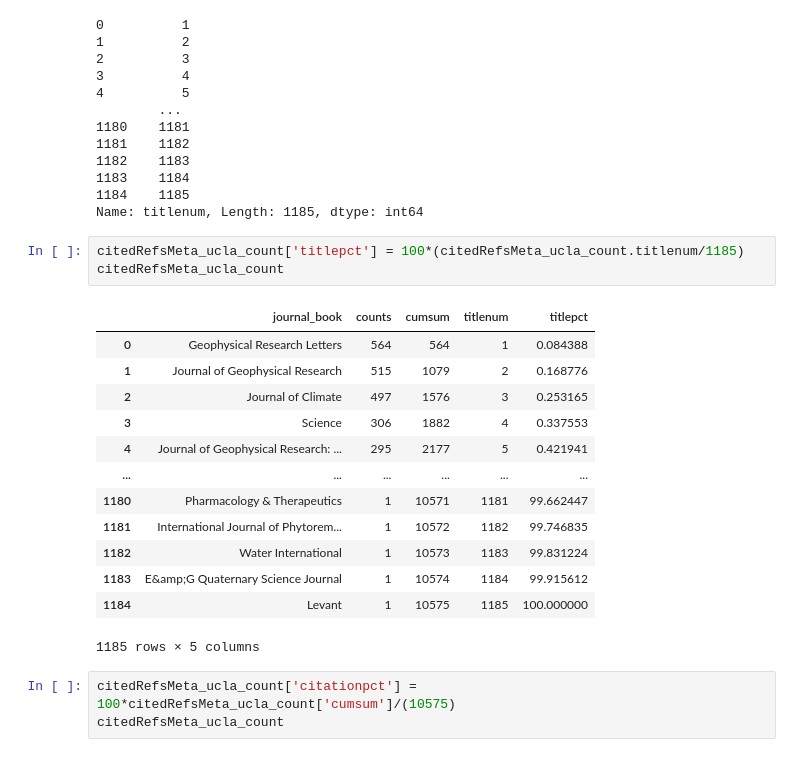
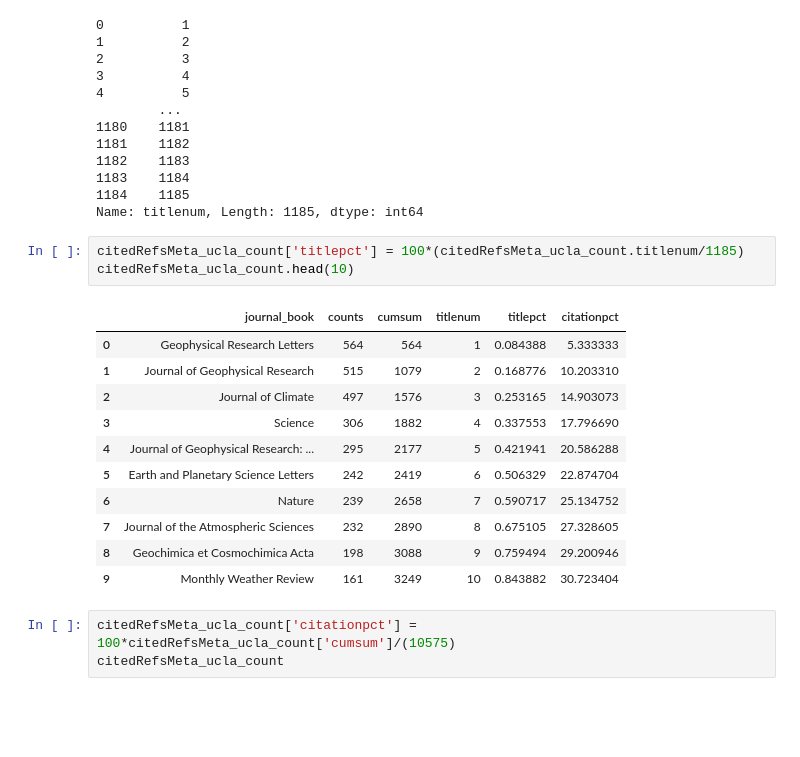
Before and after one commit to samteplitzky/Earth-Science-Citation-Replication-Project, a Jupyter notebook: Citation_Data_Analysis_All_Institutions.ipynb, the cells around one changed output. Drawn from its saved outputs; the diff is of its cells as text; blank space fills up the shorter version.

```diff
--- a/Citation_Data_Analysis_All_Institutions.ipynb
+++ b/Citation_Data_Analysis_All_Institutions.ipynb
@@ -744,21 +690,19 @@ citedRefsMeta_ucla_count['titlenum']
 Name: titlenum, Length: 1185, dtype: int64
 # %%
 citedRefsMeta_ucla_count['titlepct'] = 100*(citedRefsMeta_ucla_count.titlenum/1185)
-citedRefsMeta_ucla_count
+citedRefsMeta_ucla_count.head(10)
 # %% [output]
-|  | journal_book | counts | cumsum | titlenum | titlepct |
-| 0 | Geophysical Research Letters | 564 | 564 | 1 | 0.084388 |
-| 1 | Journal of Geophysical Research | 515 | 1079 | 2 | 0.168776 |
-| 2 | Journal of Climate | 497 | 1576 | 3 | 0.253165 |
-| 3 | Science | 306 | 1882 | 4 | 0.337553 |
-| 4 | Journal of Geophysical Research: ... | 295 | 2177 | 5 | 0.421941 |
-| ... | ... | ... | ... | ... | ... |
-| 1180 | Pharmacology & Therapeutics | 1 | 10571 | 1181 | 99.662447 |
-| 1181 | International Journal of Phytorem... | 1 | 10572 | 1182 | 99.746835 |
-| 1182 | Water International | 1 | 10573 | 1183 | 99.831224 |
-| 1183 | E&amp;G Quaternary Science Journal | 1 | 10574 | 1184 | 99.915612 |
-| 1184 | Levant | 1 | 10575 | 1185 | 100.000000 |
+|  | journal_book | counts | cumsum | titlenum | titlepct | citationpct |
+| 0 | Geophysical Research Letters | 564 | 564 | 1 | 0.084388 | 5.333333 |
+| 1 | Journal of Geophysical Research | 515 | 1079 | 2 | 0.168776 | 10.203310 |
+| 2 | Journal of Climate | 497 | 1576 | 3 | 0.253165 | 14.903073 |
+| 3 | Science | 306 | 1882 | 4 | 0.337553 | 17.796690 |
+| 4 | Journal of Geophysical Research: ... | 295 | 2177 | 5 | 0.421941 | 20.586288 |
+| 5 | Earth and Planetary Science Letters | 242 | 2419 | 6 | 0.506329 | 22.874704 |
+| 6 | Nature | 239 | 2658 | 7 | 0.590717 | 25.134752 |
+| 7 | Journal of the Atmospheric Sciences | 232 | 2890 | 8 | 0.675105 | 27.328605 |
+| 8 | Geochimica et Cosmochimica Acta | 198 | 3088 | 9 | 0.759494 | 29.200946 |
+| 9 | Monthly Weather Review | 161 | 3249 | 10 | 0.843882 | 30.723404 |
-1185 rows × 5 columns
 # %%
 citedRefsMeta_ucla_count['citationpct'] = 100*citedRefsMeta_ucla_count['cumsum']/(10575)
 citedRefsMeta_ucla_count
```
Also changed, not shown: parts of 16 cells of this notebook.
